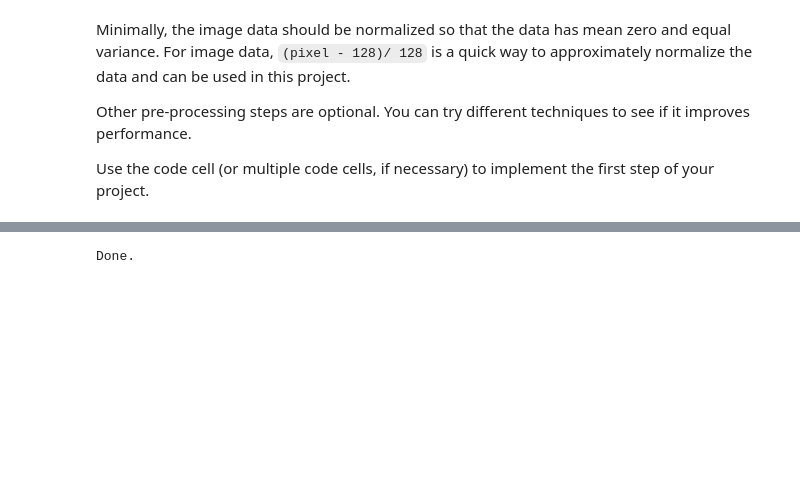
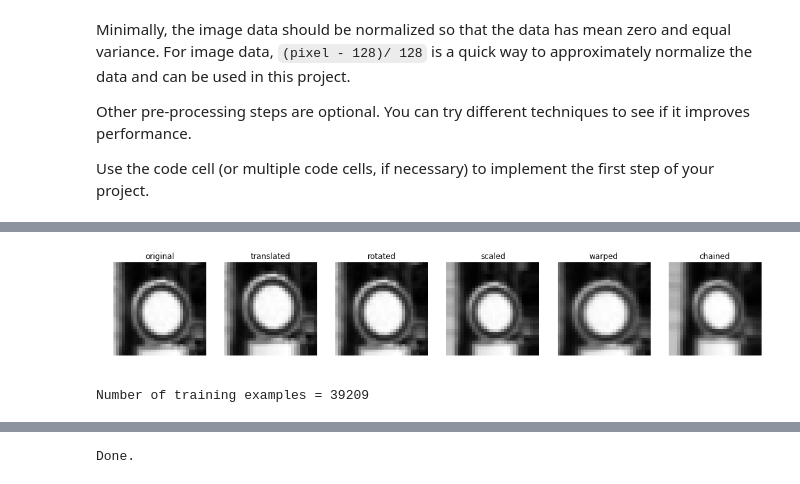
Before and after one commit to ldesegur/CarND-Traffic-Sign-Classifier-Project, a Jupyter notebook: Traffic_Sign_Classifier.ipynb, the cells around one changed output, grey strips where cells are left out. Saved outputs shown, nothing was run; the diff lists cells and outputs as text; code cells hidden in the pictures; blank space fills up the shorter version.

```diff
--- a/Traffic_Sign_Classifier.ipynb
+++ b/Traffic_Sign_Classifier.ipynb
@@ -262,17 +269,31 @@ def random_translate(img, offset=2):
     rows, cols = img.shape[:2]
     dx, dy = np.random.randint(-offset, offset, 2)
     M = np.float32([[1, 0, dx], [0, 1, dy]])
-    dst = cv2.warpAffine(img, M, (cols, rows))
+    dst = cv2.warpAffine(img, M, (cols, rows), borderMode=cv2.BORDER_REPLICATE)
+    dst = dst[:, :, np.newaxis]
+    return dst
+
+def random_rotate(img, angle=5):
+    rows, cols = img.shape[:2]
+    a = np.random.randint(-angle, angle)
+    M = cv2.getRotationMatrix2D((cols/2, rows/2), a, 1)
+    dst = cv2.warpAffine(img, M, (cols, rows), borderMode=cv2.BORDER_REPLICATE)
     dst = dst[:, :, np.newaxis]
     return dst
 
 def random_scale(img, limit=2):
     rows, cols = img.shape[:2]
     px = np.random.randint(-limit, limit)
-    pts1 = np.float32([[px, px], [rows - px, px], [px, cols - px], [rows - px, cols - px]])
-    pts2 = np.float32([[0, 0], [rows, 0], [0, cols], [rows, cols]])
+    pts1 = np.float32([[px, px],
+                       [rows - px, px],
+                       [px, cols - px],
+                       [rows - px, cols - px]])
+    pts2 = np.float32([[0, 0],
+                       [rows, 0],
+                       [0, cols],
+                       [rows, cols]])
     M = cv2.getPerspectiveTransform(pts1, pts2)
-    dst = cv2.warpPerspective(img, M, (rows, cols))
+    dst = cv2.warpPerspective(img, M, (rows, cols), borderMode=cv2.BORDER_REPLICATE)
     dst = dst[:, :, np.newaxis]
     return dst
 
@@ -293,7 +314,7 @@ def random_warp(img, coef=3):
                        [y2 + rnd_y[1], x1 + rnd_x[1]],
                        [y1 + rnd_y[2], x2 + rnd_x[2]]])
     M = cv2.getAffineTransform(pts1, pts2)
-    dst = cv2.warpAffine(img, M, (cols, rows))
+    dst = cv2.warpAffine(img, M, (cols, rows), borderMode=cv2.BORDER_REPLICATE)
     dst = dst[:, :, np.newaxis]
     return dst
 
@@ -306,5 +327,5 @@ def random_brightness(img, shift_factor=2.0):
     dst = shifted * coef - 1.0
     return dst
 
-def chained_random_transform(img):
-    return random_translate(random_scale(random_warp(random_brightness(img))))
+def random_chained(img):
+    return random_translate(random_rotate(random_scale(random_warp(random_brightness(img)))))
@@ -375 +332,29 @@ Using TensorFlow backend.
+# %%
+test_img = X_train_norm[random.randint(0, n_train)]
+
+fig, axs = plt.subplots(1, 6, figsize=(18, 3))
+
+funcs = [(lambda x: x), random_translate, random_rotate, random_scale, random_warp, random_chained]
+names = ['original', 'translated', 'rotated', 'scaled', 'warped', 'chained']
+
+for i in range(len(funcs)):
+    tranformed_img = funcs[i](test_img)
+
+    axs[i].axis('off')
+    axs[i].imshow(tranformed_img.squeeze(), cmap='gray')
+    axs[i].set_title(names[i])
+# %% [output]
+[figure, added]
+# %%
+# Amplify the training set with synthetically generated images.
+
+## Recombine training and validation data
+from sklearn.model_selection import train_test_split
+
+X_train_norm = np.concatenate((X_train_norm, X_valid_norm), axis=0)
+y_train = np.concatenate((y_train, y_valid), axis=0)
+
+print("Number of training examples =", len(X_train_norm))
+# %% [output]
+Number of training examples = 39209
 # %%
```
Also changed, not shown: parts of 49 cells of this notebook, 16 other files.
